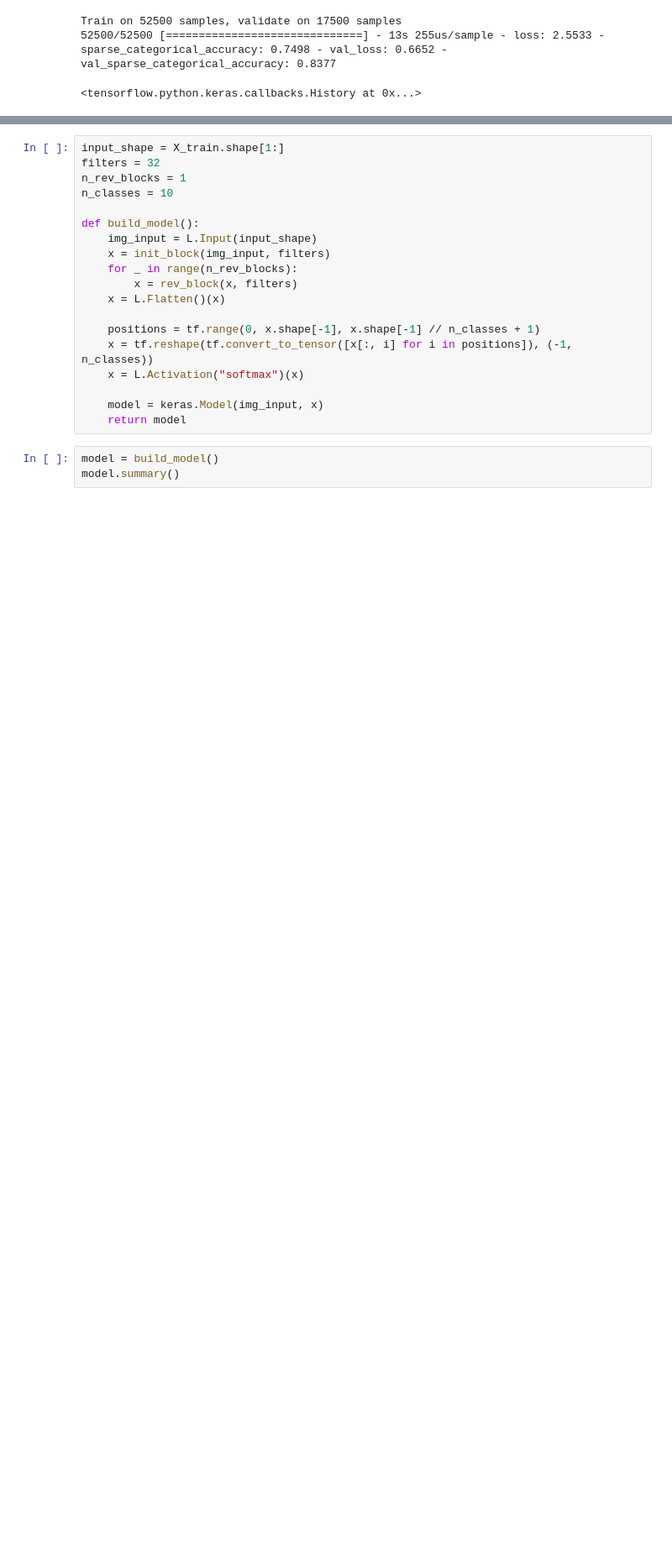
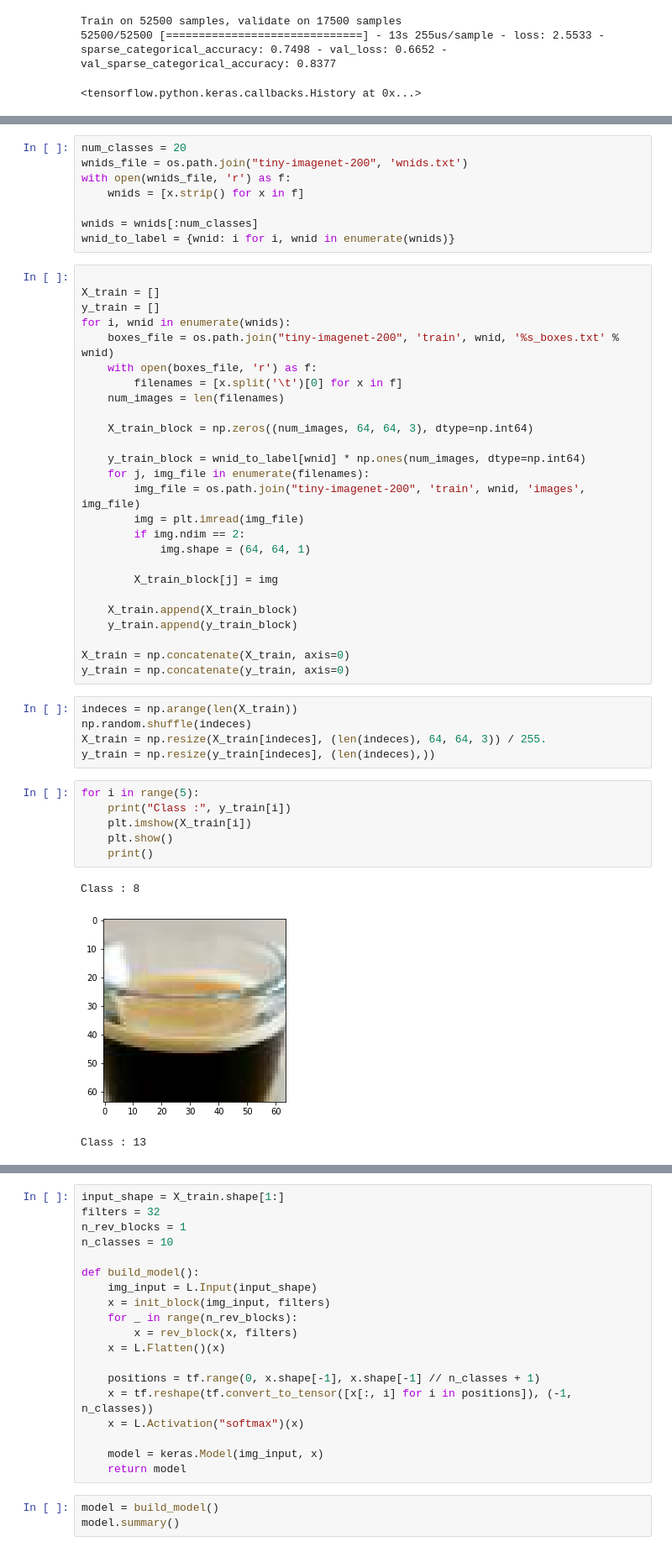
Before and after one commit to sava-stepurin/graduate_work, a Jupyter notebook: RevNet/simple_RevNet.ipynb, the cells around one changed output, grey strips where cells are left out. Shown at 84% size. Saved outputs shown, nothing was run; the diff lists cells and outputs as text; blank space fills up the shorter version.

```diff
--- a/RevNet/simple_RevNet.ipynb
+++ b/RevNet/simple_RevNet.ipynb
@@ -607,0 +631,49 @@ Train on 52500 samples, validate on 17500 samples
+# %%
+num_classes = 20
+wnids_file = os.path.join("tiny-imagenet-200", 'wnids.txt')
+with open(wnids_file, 'r') as f:
+    wnids = [x.strip() for x in f]
+
+wnids = wnids[:num_classes]
+wnid_to_label = {wnid: i for i, wnid in enumerate(wnids)}
+# %%
+
+X_train = []
+y_train = []
+for i, wnid in enumerate(wnids):
+    boxes_file = os.path.join("tiny-imagenet-200", 'train', wnid, '%s_boxes.txt' % wnid)
+    with open(boxes_file, 'r') as f:
+        filenames = [x.split('\t')[0] for x in f]
+    num_images = len(filenames)
+
+    X_train_block = np.zeros((num_images, 64, 64, 3), dtype=np.int64)
+
+    y_train_block = wnid_to_label[wnid] * np.ones(num_images, dtype=np.int64)
+    for j, img_file in enumerate(filenames):
+        img_file = os.path.join("tiny-imagenet-200", 'train', wnid, 'images', img_file)
+        img = plt.imread(img_file)
+        if img.ndim == 2:
+            img.shape = (64, 64, 1)
+
+        X_train_block[j] = img
+
+    X_train.append(X_train_block)
+    y_train.append(y_train_block)
+
+X_train = np.concatenate(X_train, axis=0)
+y_train = np.concatenate(y_train, axis=0)
+# %%
+indeces = np.arange(len(X_train))
+np.random.shuffle(indeces)
+X_train = np.resize(X_train[indeces], (len(indeces), 64, 64, 3)) / 255.
+y_train = np.resize(y_train[indeces], (len(indeces),))
+# %%
+for i in range(5):
+    print("Class :", y_train[i])
+    plt.imshow(X_train[i])
+    plt.show()
+    print()
+# %% [output]
+Class : 8
+[figure, added]
+Class : 13
```
Also changed, not shown: parts of 34 cells of this notebook.
